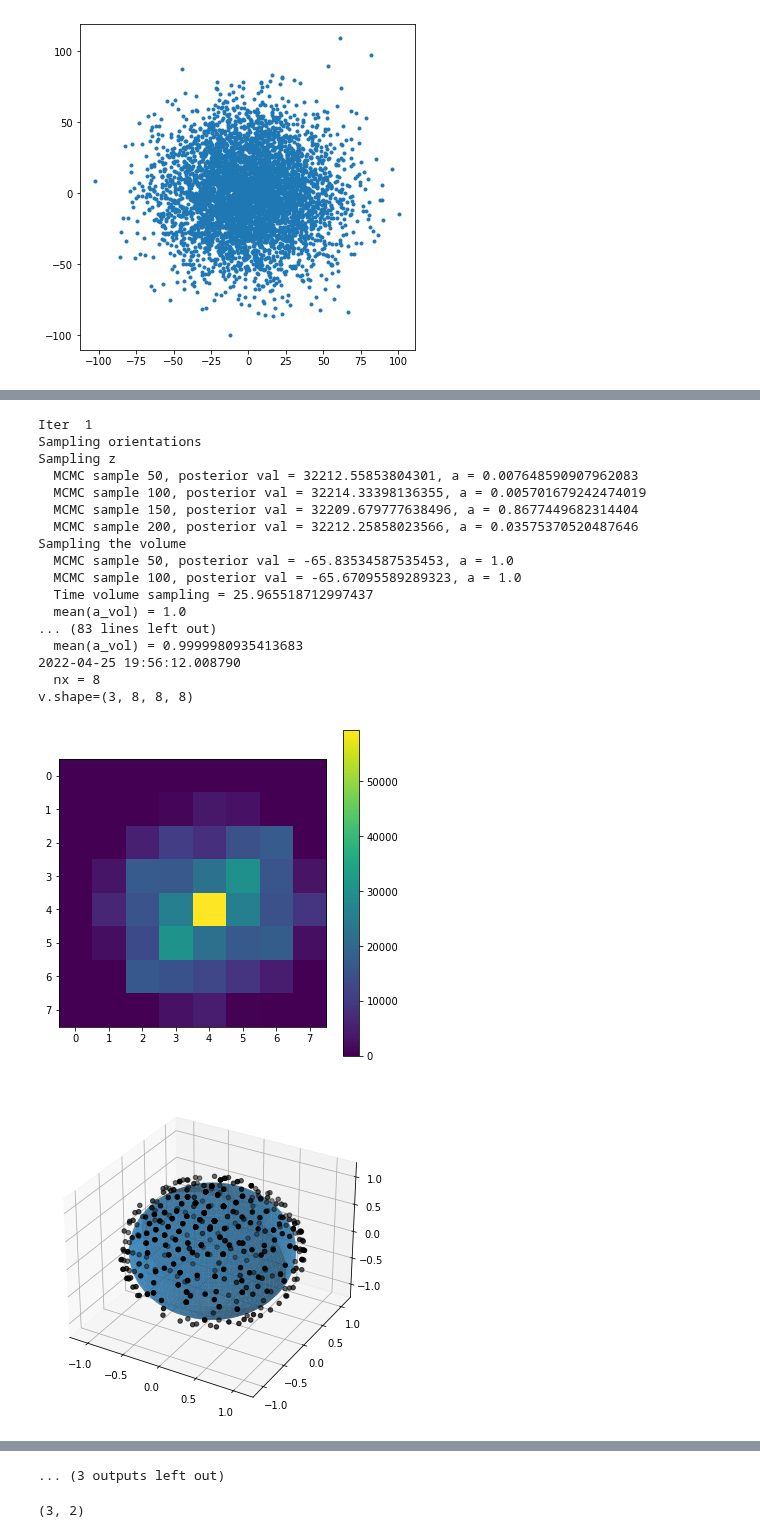
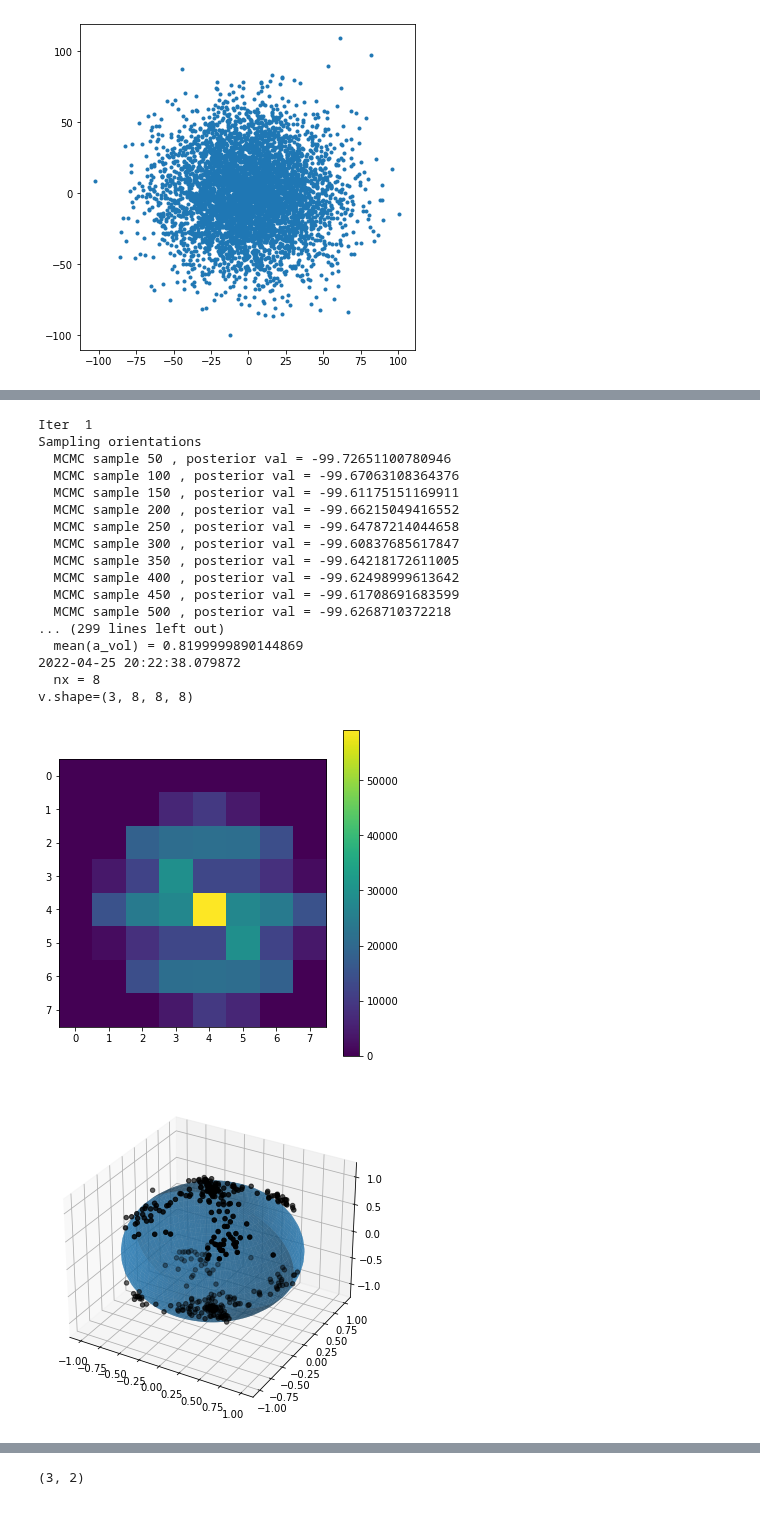
Before and after one commit to bogdantoader/simplecryoem, a Jupyter notebook: nb/Reconstruction_data.ipynb, the cells around one changed output, grey strips where cells are left out. Cells and saved outputs as stored; diff of their text form; code cells hidden in the pictures.

Commit message:
Ab initio code running with orientations sampling too. Need less symmetric volumes to see if it works properly.

```diff
--- a/nb/Reconstruction_data.ipynb
+++ b/nb/Reconstruction_data.ipynb
@@ -375,7 +375,7 @@ B_list = jnp.array([B, B/2, B/4, B/8])
 freq_marching_step_iters = 8
 
 vol0 = None
-angles0 = angles_batch
+angles0 = None #angles_batch
 shifts0 = shifts_batch
 z0 = None
 #sigma_noise = jnp.ones(sigma_noise.shape)
@@ -384,7 +384,7 @@ z0 = None
 K = 3
 alpha_d = 10*jnp.ones(K)
 
-v_rec, angles_rec, shifts_rec = ab_initio_mcmc(key,
+v_rec, angles_rec, shifts_recz, z_rec = ab_initio_mcmc(key,
                                    project,
                                    rotate_and_interpolate,
                                    apply_shifts_and_ctf,
@@ -454,21 +450,21 @@ v.shape=(3, 4, 4, 4)
 Iter  1
 Sampling orientations
-Sampling z
-  MCMC sample 50, posterior val = 32212.55853804301, a = 0.007648590907962083
-  MCMC sample 100, posterior val = 32214.33398136355, a = 0.005701679242474019
-  MCMC sample 150, posterior val = 32209.679777638496, a = 0.8677449682314404
-  MCMC sample 200, posterior val = 32212.25858023566, a = 0.03575370520487646
-Sampling the volume
-  MCMC sample 50, posterior val = -65.83534587535453, a = 1.0
-  MCMC sample 100, posterior val = -65.67095589289323, a = 1.0
-  Time volume sampling = 25.965518712997437
-  mean(a_vol) = 1.0
-... (83 lines left out)
-  mean(a_vol) = 0.9999980935413683
-2022-04-25 19:56:12.008790
+  MCMC sample 50 , posterior val = -99.72651100780946
+  MCMC sample 100 , posterior val = -99.67063108364376
+  MCMC sample 150 , posterior val = -99.61175151169911
+  MCMC sample 200 , posterior val = -99.66215049416552
+  MCMC sample 250 , posterior val = -99.64787214044658
+  MCMC sample 300 , posterior val = -99.60837685617847
+  MCMC sample 350 , posterior val = -99.64218172611005
+  MCMC sample 400 , posterior val = -99.62498999613642
+  MCMC sample 450 , posterior val = -99.61708691683599
+  MCMC sample 500 , posterior val = -99.6268710372218
+... (299 lines left out)
+  mean(a_vol) = 0.8199999890144869
+2022-04-25 20:22:38.079872
   nx = 8
 v.shape=(3, 8, 8, 8)
-[figure, old version]
+[figure, new version]
-[figure, old version]
+[figure, new version]
 Iter  9
 Sampling orientations
@@ -509,4 +505,3 @@ v.shape=(3, 14, 14, 14)
-... (3 outputs left out)
 # %%
 aa = jnp.array([[1,2], [3,4], [5, 6]])
 jnp.array([10*a for a in aa]).shape
```
Also changed, not shown: parts of 1 cell of this notebook, 1 other file.
